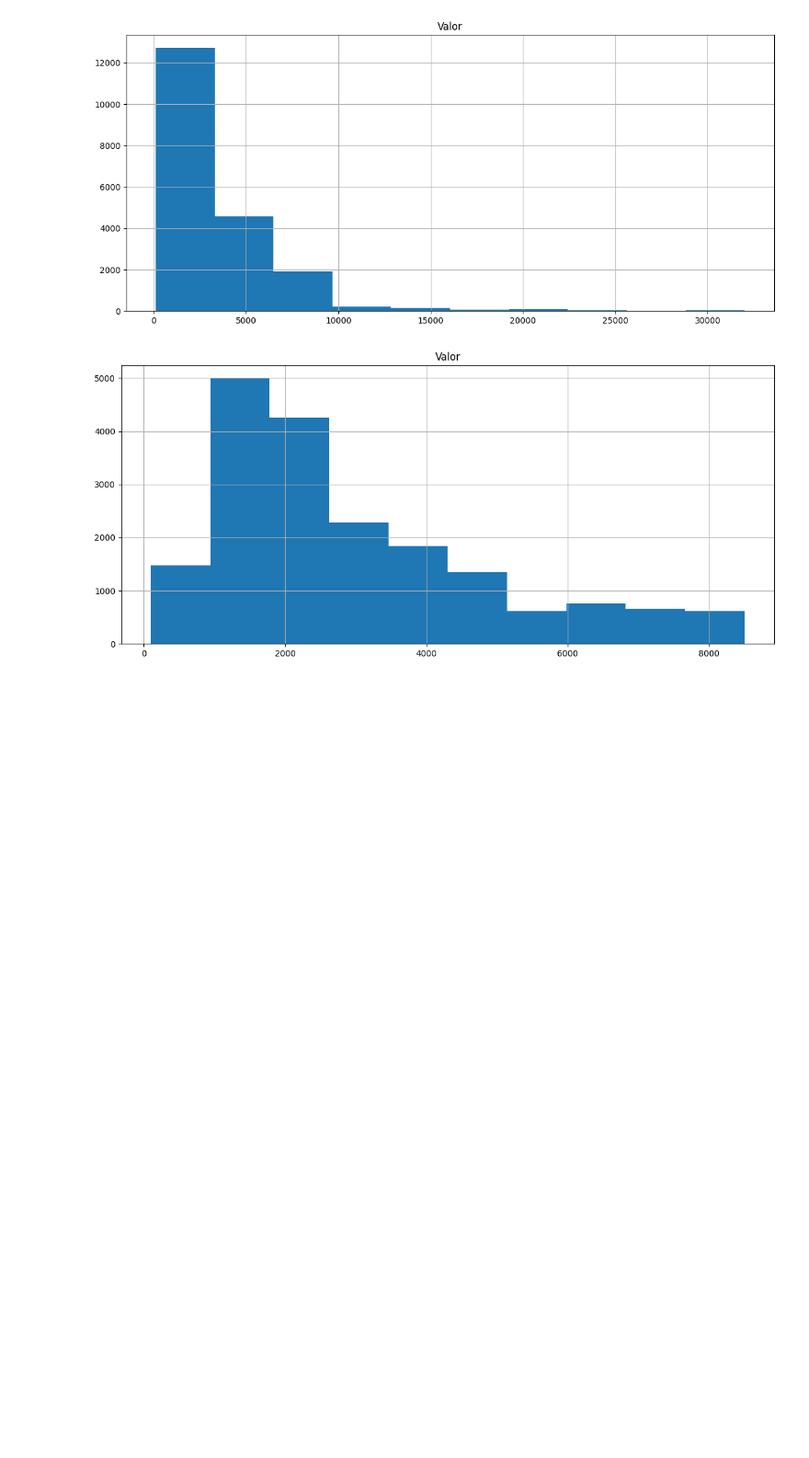
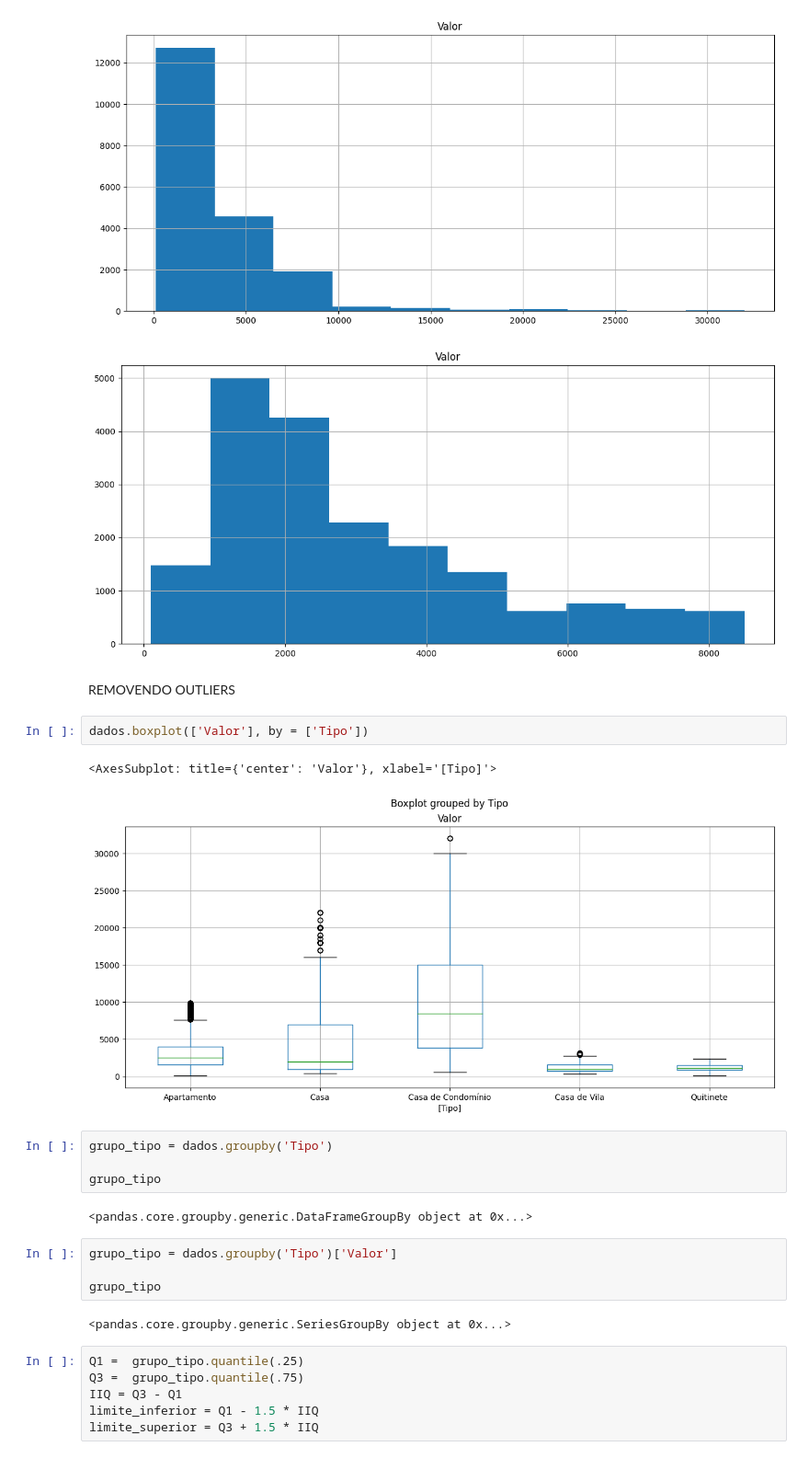
Before and after one commit to 21seya/pandas_aprendizado, a Jupyter notebook: identificando_outliers.ipynb, the cells around one changed output. Shown at 92% size. Saved outputs shown, nothing was run; the diff lists cells and outputs as text; blank space fills up the shorter version.

Commit message:
removendo os outliers

```diff
--- a/identificando_outliers.ipynb
+++ b/identificando_outliers.ipynb
@@ -100,3 +100,28 @@ dados_new.hist(['Valor'])
 array([[<AxesSubplot: title={'center': 'Valor'}>]], dtype=object)
 [figure]
 [figure]
+# %% [markdown]
+REMOVENDO OUTLIERS
+# %%
+dados.boxplot(['Valor'], by = ['Tipo'])
+# %% [output]
+<AxesSubplot: title={'center': 'Valor'}, xlabel='[Tipo]'>
+[figure, added]
+# %%
+grupo_tipo = dados.groupby('Tipo')
+
+grupo_tipo
+# %% [output]
+<pandas.core.groupby.generic.DataFrameGroupBy object at 0x...>
+# %%
+grupo_tipo = dados.groupby('Tipo')['Valor']
+
+grupo_tipo
+# %% [output]
+<pandas.core.groupby.generic.SeriesGroupBy object at 0x...>
+# %%
+Q1 =  grupo_tipo.quantile(.25)
+Q3 =  grupo_tipo.quantile(.75)
+IIQ = Q3 - Q1
+limite_inferior = Q1 - 1.5 * IIQ
+limite_superior = Q3 + 1.5 * IIQ
```
Also changed, not shown: parts of 7 cells of this notebook, 1 other file.
